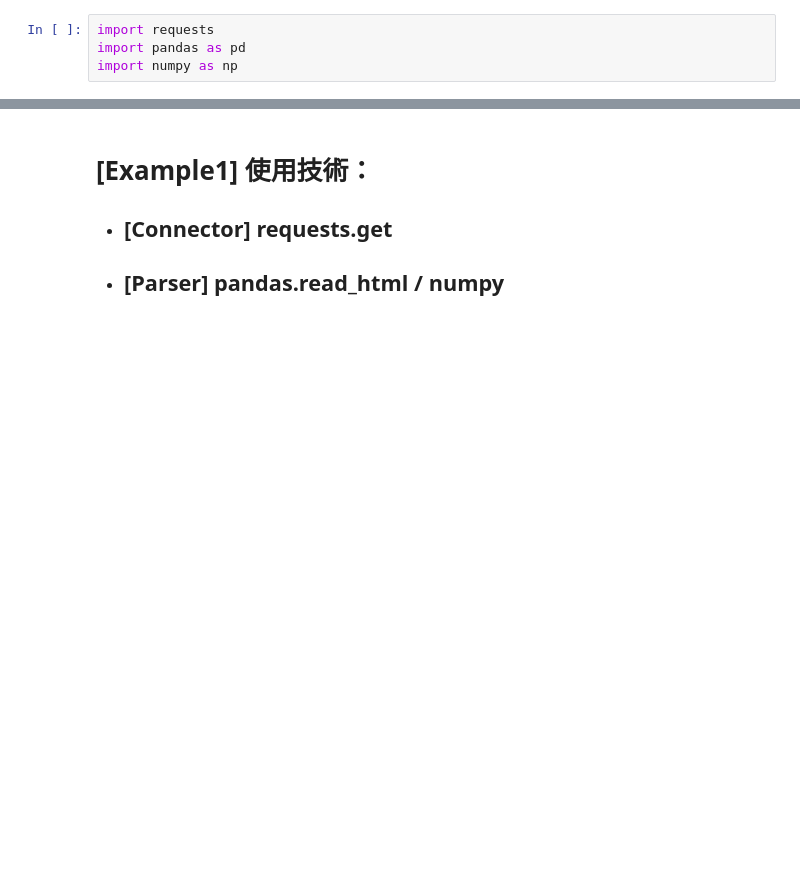
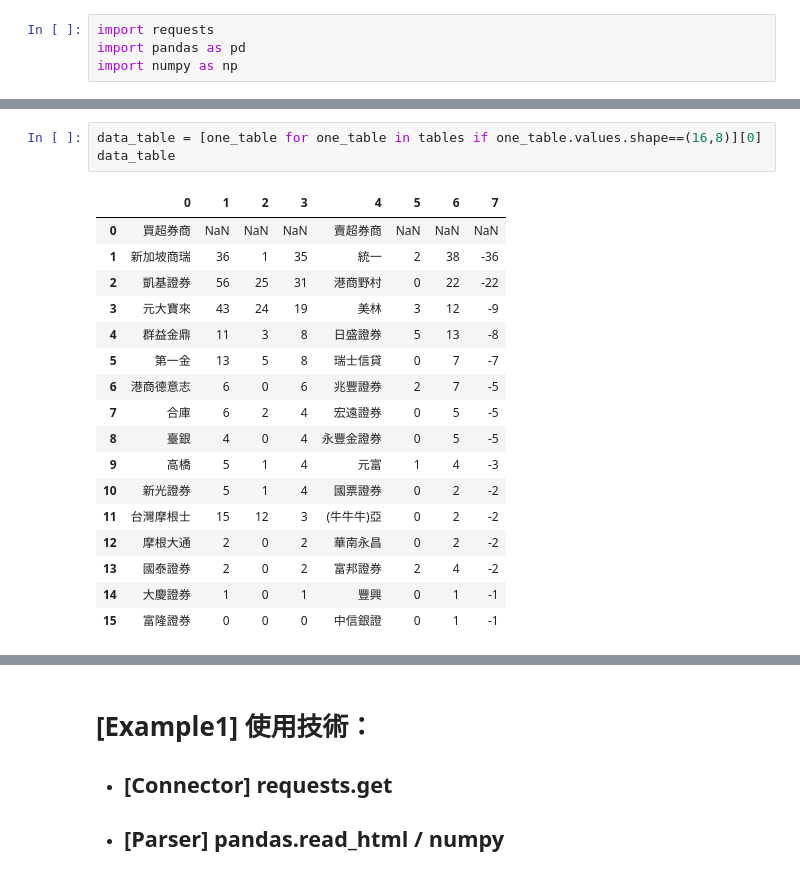
Before and after one commit to c3h3/NCCU-PyData-Courses-2013Spring, a Jupyter notebook: try_ipynb/Lecture2_WebCrawler.ipynb, the cells around one changed output, grey strips where cells are left out. Drawn from its saved outputs; the diff is of its cells as text; blank space fills up the shorter version.

```diff
--- a/try_ipynb/Lecture2_WebCrawler.ipynb
+++ b/try_ipynb/Lecture2_WebCrawler.ipynb
@@ -180,0 +191,21 @@ print data_table
+# %%
+data_table = [one_table for one_table in tables if one_table.values.shape==(16,8)][0]
+data_table
+# %% [output]
+|  | 0 | 1 | 2 | 3 | 4 | 5 | 6 | 7 |
+| 0 | 買超券商 | NaN | NaN | NaN | 賣超券商 | NaN | NaN | NaN |
+| 1 | 新加坡商瑞 | 36 | 1 | 35 | 統一 | 2 | 38 | -36 |
+| 2 | 凱基證券 | 56 | 25 | 31 | 港商野村 | 0 | 22 | -22 |
+| 3 | 元大寶來 | 43 | 24 | 19 | 美林 | 3 | 12 | -9 |
+| 4 | 群益金鼎 | 11 | 3 | 8 | 日盛證券 | 5 | 13 | -8 |
+| 5 | 第一金 | 13 | 5 | 8 | 瑞士信貸 | 0 | 7 | -7 |
+| 6 | 港商德意志 | 6 | 0 | 6 | 兆豐證券 | 2 | 7 | -5 |
+| 7 | 合庫 | 6 | 2 | 4 | 宏遠證券 | 0 | 5 | -5 |
+| 8 | 臺銀 | 4 | 0 | 4 | 永豐金證券 | 0 | 5 | -5 |
+| 9 | 高橋 | 5 | 1 | 4 | 元富 | 1 | 4 | -3 |
+| 10 | 新光證券 | 5 | 1 | 4 | 國票證券 | 0 | 2 | -2 |
+| 11 | 台灣摩根士 | 15 | 12 | 3 | (牛牛牛)亞 | 0 | 2 | -2 |
+| 12 | 摩根大通 | 2 | 0 | 2 | 華南永昌 | 0 | 2 | -2 |
+| 13 | 國泰證券 | 2 | 0 | 2 | 富邦證券 | 2 | 4 | -2 |
+| 14 | 大慶證券 | 1 | 0 | 1 | 豐興 | 0 | 1 | -1 |
+| 15 | 富隆證券 | 0 | 0 | 0 | 中信銀證 | 0 | 1 | -1 |
```
Also changed, not shown: parts of 35 cells of this notebook, 1 other file.
